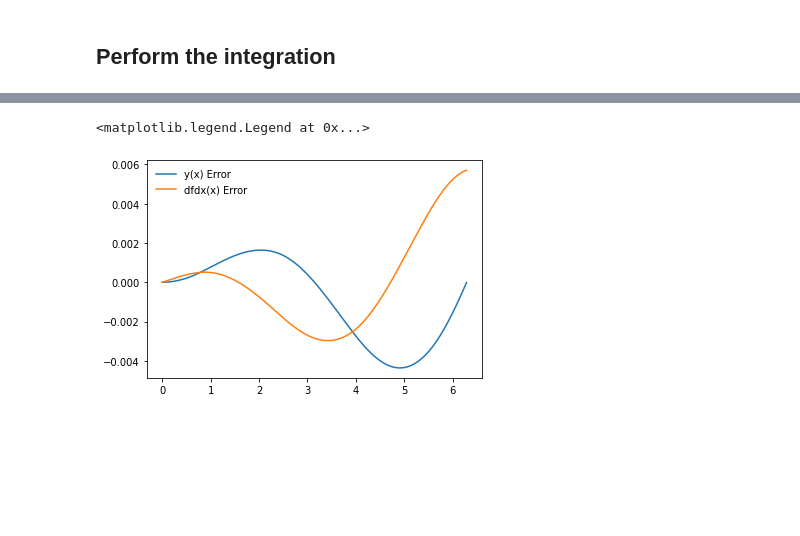
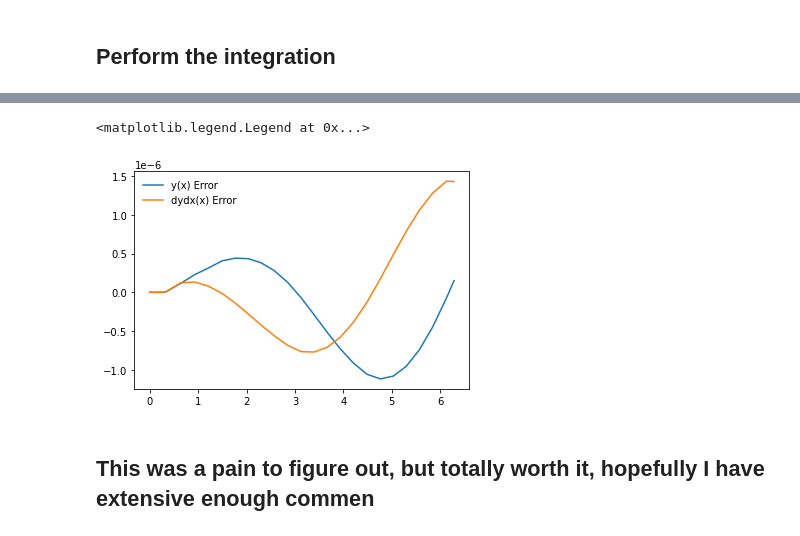
Before and after one commit to Aukau/Astr-119, a Jupyter notebook: astr-119-hw/astr-119-hw-6/hw-6.ipynb, the cells around one changed output, grey strips where cells are left out. Cells and saved outputs as stored; diff of their text form; code cells hidden in the pictures; blank space fills up the shorter version.

```diff
--- a/astr-119-hw/astr-119-hw-6/hw-6.ipynb
+++ b/astr-119-hw/astr-119-hw-6/hw-6.ipynb
@@ -101,5 +132,5 @@ def cash_karp_core_mv(x_i, y_i, nv, h, f):
 # %%
-def cash_karp_mv_ad(dfdx, x_i, y_i, nv, h, tol):
+def cash_karp_mv_ad(dydx, xi, yi, nv, h, tol): #This code is pretty much all from the RK MV Method
 
     #define safety scale
     SAFETY    = 0.9
@@ -119,8 +150,8 @@ def cash_karp_mv_ad(dfdx, x_i, y_i, nv, h, tol):
 
     #adjust step
     while(Delta.max()/tol > 1.0):
-
-        y_ipo, Delta = cash_karp_core_mv(x_i, y_i, nv, h_step, dfdx)
+        #We need to get the return values of the function cash_karp_core_mv()
+        yipo, Delta = cash_karp_core_mv(dydx, xi, yi, nv, h_step) #Delta is the main value that we want, because that's what defines the new step value
 
         #if the error is too large, take a smaller step
         if(Delta.max()/tol > 1.0):
@@ -130,7 +161,7 @@ def cash_karp_mv_ad(dfdx, x_i, y_i, nv, h, tol):
 
         #check the iteration
         if (i >= imax):
-            print("Too many iterations in rk4_mv_ad()")
+            print("Too many iterations in cash_karp_mv_ad()")
             raise StopIteration("Ending after i = ", i)
 
         #iterate
@@ -140,5 +171,5 @@ def cash_karp_mv_ad(dfdx, x_i, y_i, nv, h, tol):
     h_new = np.fmin(h_step * (Delta.max()/tol)**(-0.9), h_step*H_NEW_FAC)
 
     #return the answer, a new step, and the step we actually took
-    return y_ipo, h_new, h_step
+    return yipo, h_new, h_step
 # %% [markdown]
@@ -146,7 +177,7 @@ def cash_karp_mv_ad(dfdx, x_i, y_i, nv, h, tol):
 # %%
-def cash_karp_mv(dfdx, a, b, y_a, tol):
+def cash_karp_mv(dfdx, a, b, y_a, tol): #Most of this code was from the RK mv program as well
 
-    #dfdx is the derivative wrt x
+    #dfdx is the derivative with respect to x
     #a is the lower bound
     #b is the upper bound
     #y_a are the boundary conditions
@@ -179,7 +210,7 @@ def cash_karp_mv(dfdx, a, b, y_a, tol):
     while(flag):
 
         #calculate y_i+1
-        y_ipo, h_new, h_step = cash_karp_mv_ad(dfdx, xi, yi, nv, h, tol)
+        yi_new, h_new, h_step = cash_karp_mv_ad(dydx, xi, yi, nv, h, tol)
 
         #update the step
         h = h_new
@@ -187,25 +218,25 @@ def cash_karp_mv(dfdx, a, b, y_a, tol):
         #prevent an overshoot
         if(xi + h_step > b):
             #take a smaller step
-            h = b-xi
+            h = b - xi
 
             #recalculate y_i + 1
-            y_ipo, h_new, h_step = cash_karp_mv_ad(dfdx, xi, yi, nv, h, tol)
+            yi_new, h_new, h_step = cash_karp_mv_ad(dydx, xi, yi, nv, h, tol) #This one here uses the new value of "h" (the step value)
 
             #break
             flag = 0
 
         #update values
         xi += h_step
-        yi = y_ipo.copy()
+        yi[:] = yi_new.copy() #there might be an issue here
 
         #add the step to the arrays
         x = np.append(x, xi)
-        y_ipo = np.zeros((len(x), nv))
-        y_ipo[0:len(x) - 1, :] = y[:]
-        y_ipo[-1, :] = yi[:]
+        yi_new = np.zeros((len(x), nv))
+        yi_new[0:len(x) - 1, :] = y[:]
+        yi_new[-1, :] = yi[:]
         del y
-        y = y_ipo
+        y = yi_new
 
         #prevent too many iterations
         if(i >= imax):
@@ -215,8 +246,8 @@ def cash_karp_mv(dfdx, a, b, y_a, tol):
         #iterate
         i += 1
 
-        #output some information
-        s = "i = %3d\tx = %9.8f\ty = %9.8f\th = %9.8f\tb=%9.8f" % (i, xi, yi[0], h_step, b)
+        #output some information - not that important, just took from the RK mv program
+        s = "i = %3d\tx = %9.8f\th = %9.8f\tb=%9.8f" % (i, xi, h_step, b)
         print(s)
 
         #break if new xi is == b
@@ -232,14 +263,16 @@ a = 0.0
 b = 2.0 * np.pi
 
 y_0 = np.zeros(2)
+print(y_0) #debugging
 y_0[0] = 0.0
 y_0[1] = 1.0
+print(y_0) #debugging
 nv = 2
 
 tolerance = 1.0e-6
 
 #perform the integration
-x,y = cash_karp_mv(dfdx, a, b, y_0, tolerance)
+x,y = cash_karp_mv(dydx, a, b, y_0, tolerance)
 plt.plot(x, y[:,0], 'o', label='y(x)')
 plt.plot(x, y[:,1], 'o', label='z(x)')
 plt.plot(x, np.sin(x), label='sin(x)')
@@ -255,13 +305,15 @@ plt.legend(frameon=False)
 # %%
 sine = np.sin(x)
 cosine = np.cos(x)
 
 y_error = (y[:, 0] - sine)
 dydx_error = (y[:, 1] - cosine)
 
 plt.plot(x, y_error, label="y(x) Error")
-plt.plot(x, dydx_error, label="dfdx(x) Error")
+plt.plot(x, dydx_error, label="dydx(x) Error")
 plt.legend(frameon=False)
 # %% [output]
 <matplotlib.legend.Legend at 0x...>
-[figure, old version]
+[figure, new version]
+# %% [markdown]
+## This was a pain to figure out, but totally worth it, hopefully I have extensive enough commen
```
Also changed, not shown: parts of 7 cells of this notebook.
